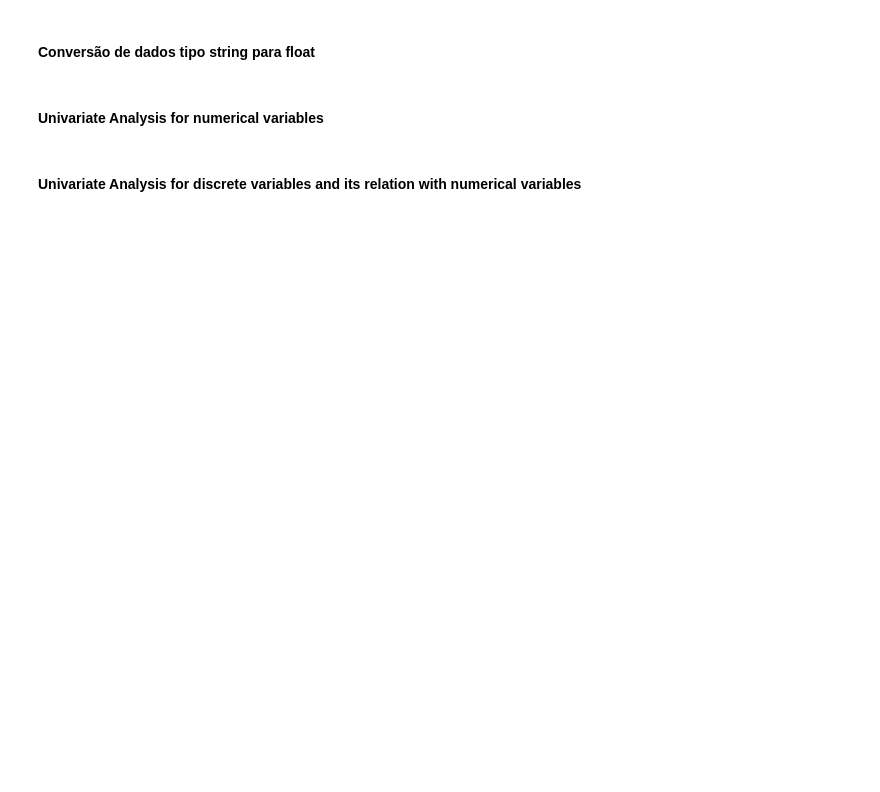
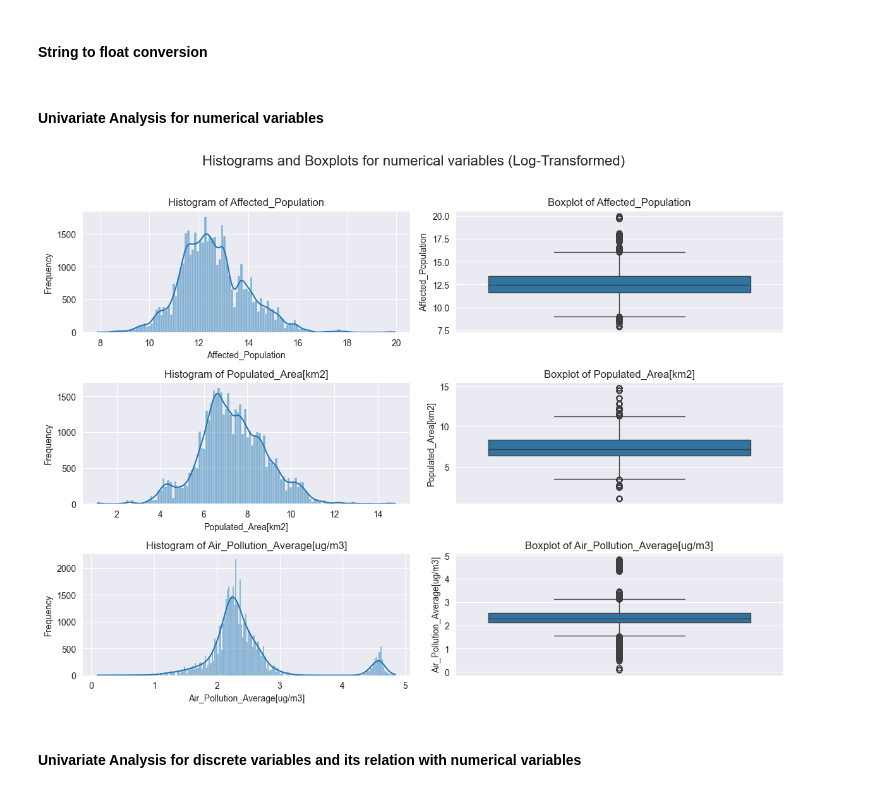
Before and after one commit to 1221715JorgeCruz/ANADI_MFC_3NA_1221715_1191843_1100719, a Jupyter notebook: trabalho_pratico_02/Airpol_project.ipynb, the cells around one changed output. Drawn from its saved outputs; the diff is of its cells as text; code cells hidden in the pictures; blank space fills up the shorter version.

```diff
--- a/trabalho_pratico_02/Airpol_project.ipynb
+++ b/trabalho_pratico_02/Airpol_project.ipynb
@@ -24,5 +52,5 @@ print(predictors)
 # %% [markdown]
-#### Conversão de dados tipo string para float
+#### String to float conversion
 # %%
 numeric_columns = ['Affected_Population', 'Populated_Area[km2]', 'Air_Pollution_Average[ug/m3]']
 for col in numeric_columns:
@@ -30,21 +58,28 @@ for col in numeric_columns:
 # %% [markdown]
 #### Univariate Analysis for numerical variables
 # %%
+df_log = df.copy()
+
+for col in numeric_columns:
+    df_log[col] = np.log1p(df_log[col])
+
 fig, axe = plt.subplots(nrows = len(numeric_columns), ncols = 2, figsize = (12, 3*len(numeric_columns)))
-fig.suptitle('Histograms and boxplots for mean variables')
+fig.suptitle('Histograms and Boxplots for numerical variables (Log-Transformed)', fontsize=16)
 for i, column in enumerate(numeric_columns):
-    sns.histplot(df[column], ax=axe[i, 0], kde=True)
+    sns.histplot(df_log[column], ax=axe[i, 0], kde=True)
     axe[i, 0].set_title(f"Histogram of {column}")
     axe[i, 0].set_xlabel(column)
     axe[i, 0].set_ylabel("Frequency")
 
-    sns.boxplot(y=df[column], ax=axe[i, 1])
+    sns.boxplot(y=df_log[column], ax=axe[i, 1])
     axe[i, 1].set_title(f"Boxplot of {column}")
     axe[i, 1].set_ylabel(column)
 
 
 plt.tight_layout(rect=[0,0,1,0.96])
 plt.show()
+# %% [output]
+[figure, added]
 # %% [markdown]
 #### Univariate Analysis for discrete variables and its relation with numerical variables
 # %%
```
Also changed, not shown: parts of 9 cells of this notebook.
